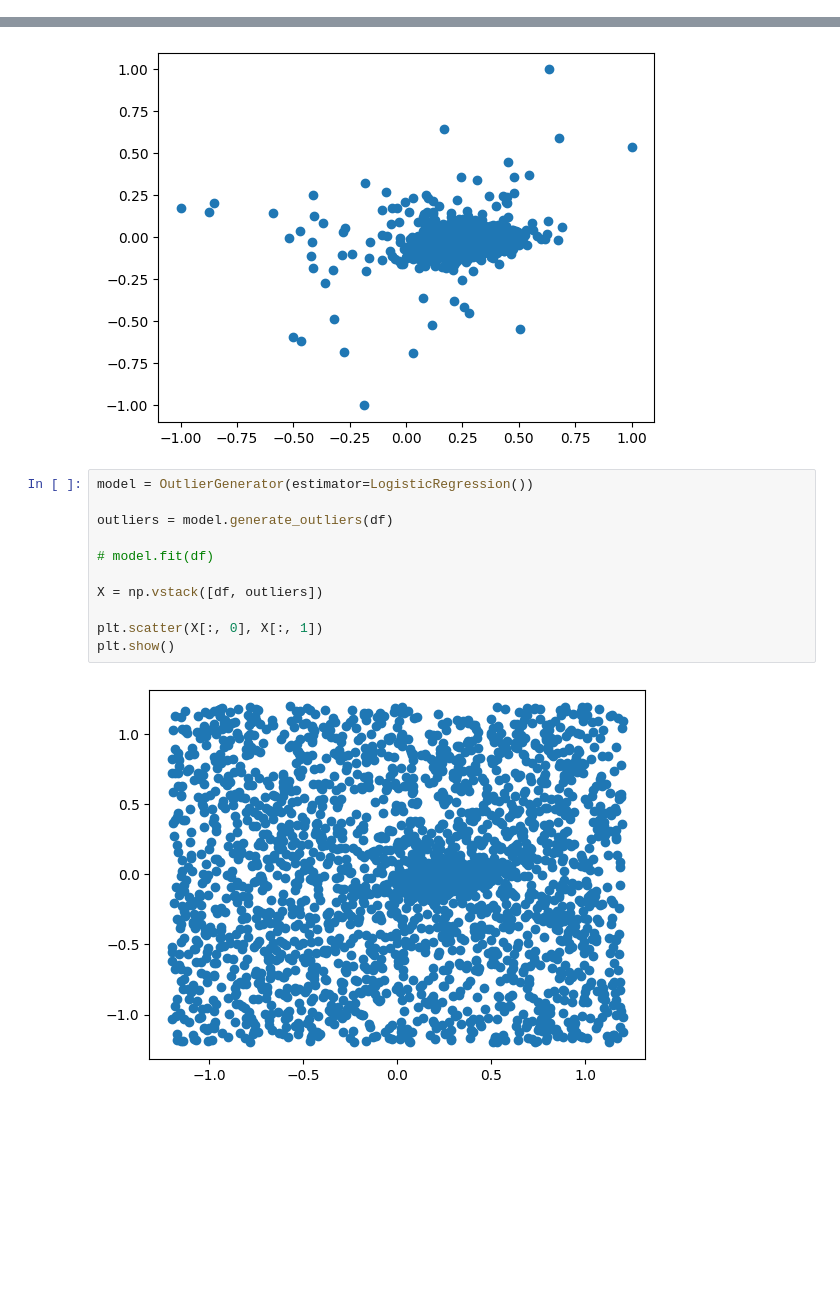
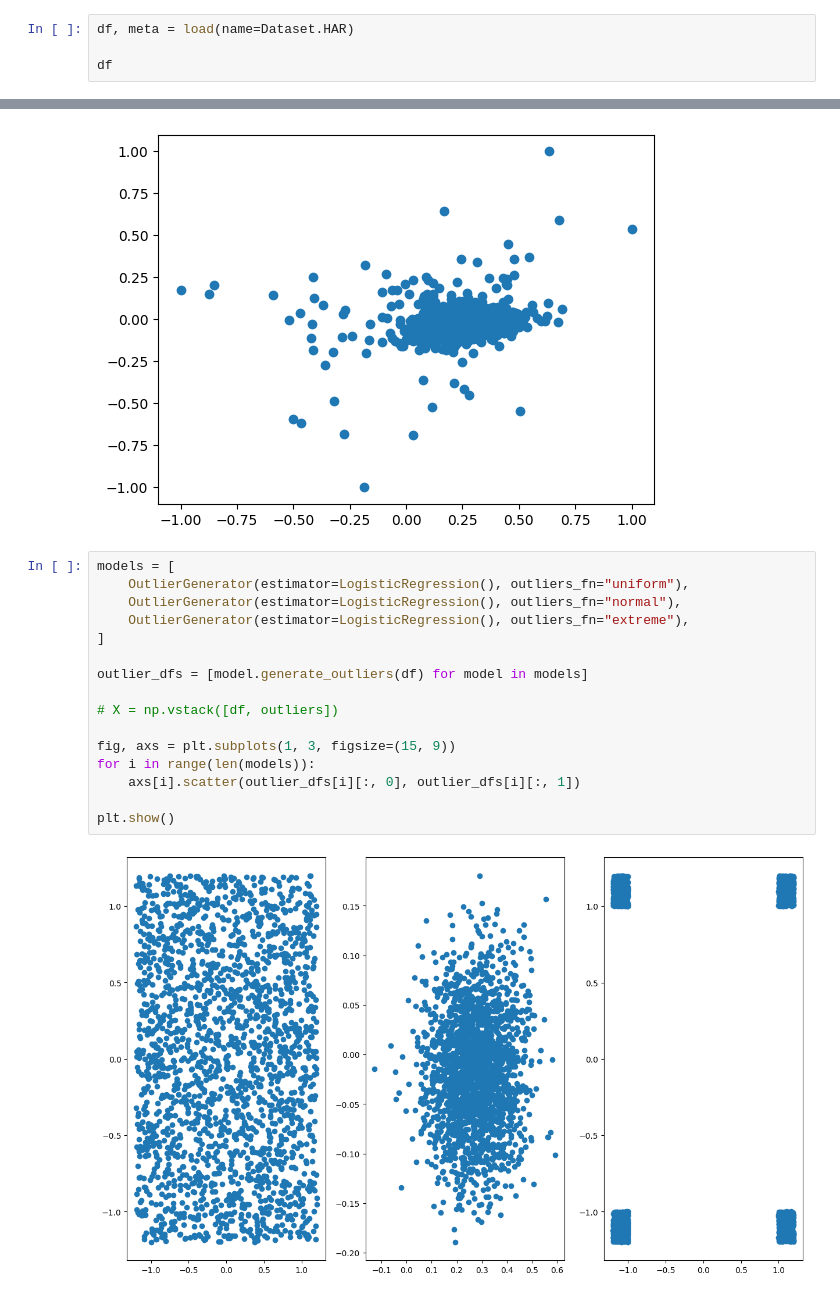
Before and after one commit to nitrazek/outlier-generator-models, a Jupyter notebook: notebooks/test_outliers.ipynb, the cells around one changed output, grey strips where cells are left out. Drawn from its saved outputs; the diff is of its cells as text; blank space fills up the shorter version.

Commit message:
added two different ways to generate outliers: normal and extreme

```diff
--- a/notebooks/test_outliers.ipynb
+++ b/notebooks/test_outliers.ipynb
@@ -47,0 +9,4 @@ df
+# %%
+df, meta = load(name=Dataset.HAR)
+
+df
@@ -51,15 +31,20 @@ plt.show()
 # %% [output]
 [figure]
 # %%
-model = OutlierGenerator(estimator=LogisticRegression())
+models = [
+    OutlierGenerator(estimator=LogisticRegression(), outliers_fn="uniform"),
+    OutlierGenerator(estimator=LogisticRegression(), outliers_fn="normal"),
+    OutlierGenerator(estimator=LogisticRegression(), outliers_fn="extreme"),
+]
 
-outliers = model.generate_outliers(df)
+outlier_dfs = [model.generate_outliers(df) for model in models]
 
-# model.fit(df)
+# X = np.vstack([df, outliers])
 
-X = np.vstack([df, outliers])
+fig, axs = plt.subplots(1, 3, figsize=(15, 9))
+for i in range(len(models)):
+    axs[i].scatter(outlier_dfs[i][:, 0], outlier_dfs[i][:, 1])
 
-plt.scatter(X[:, 0], X[:, 1])
 plt.show()
 # %% [output]
-[figure, old version]
+[figure, new version]
```
Also changed, not shown: parts of 4 cells of this notebook, 1 other file.
